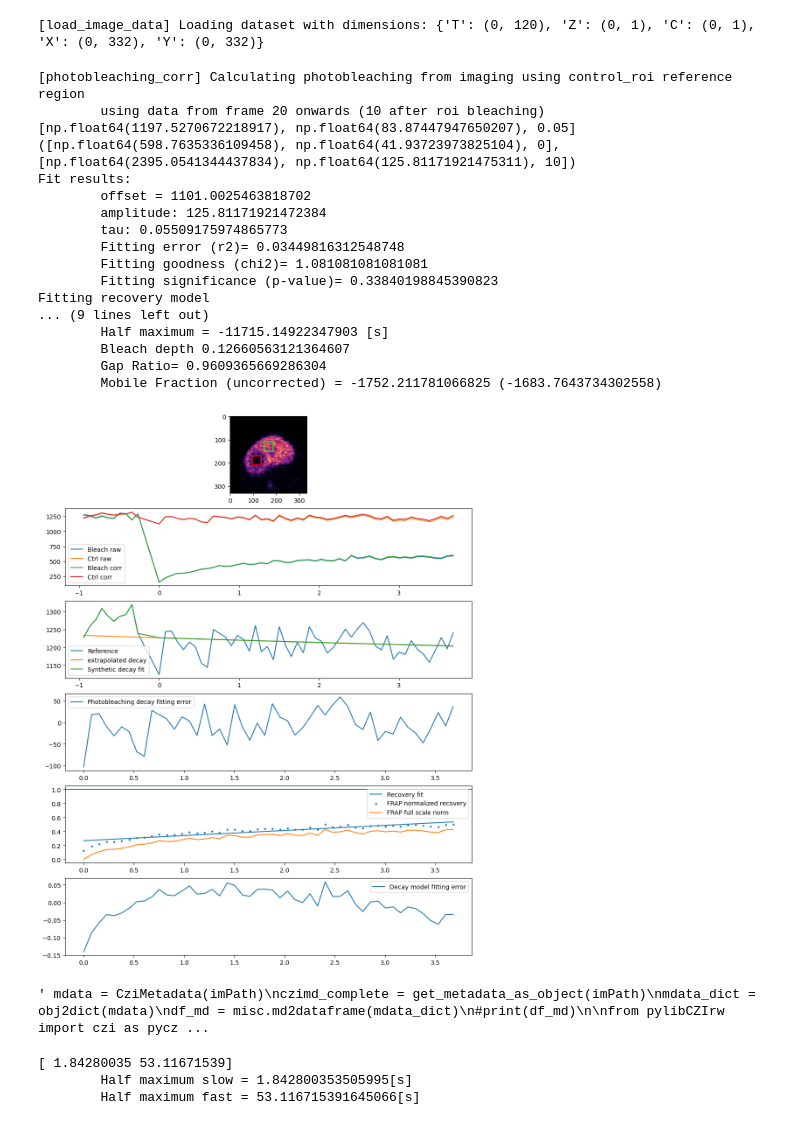
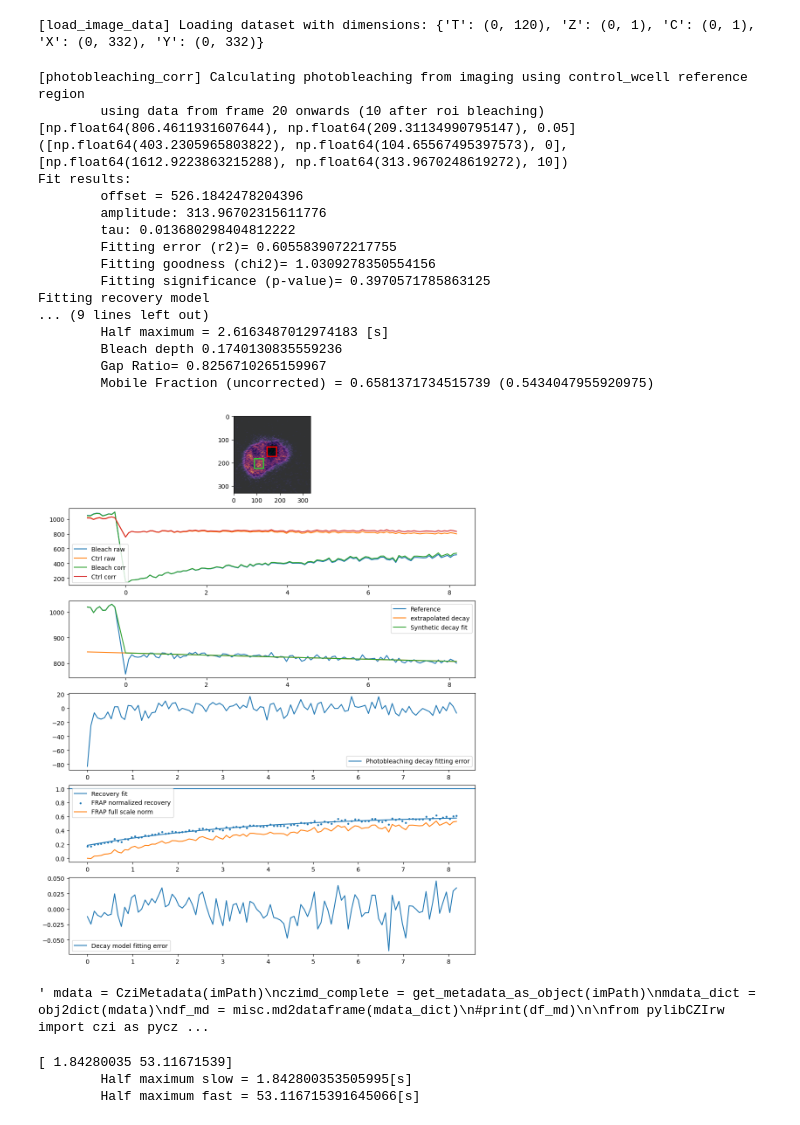
Before and after one commit to amarcosv/FRAP-analysis-younglab, a Jupyter notebook: src/load_test.ipynb, the cells around one changed output. Saved outputs shown, nothing was run; the diff lists cells and outputs as text; code cells hidden in the pictures.

```diff
--- a/src/load_test.ipynb
+++ b/src/load_test.ipynb
@@ -15,10 +15,10 @@ from skimage.color import label2rgb
 imPath = "D:\\Projects\\Shannon\\FRAP analysis\\images\\test\\dish1_ASS1WT_0mMH2O2_0mMNAC-#roi-09-Airyscan Processing-02.czi"
 #imPath = "D:\\Projects\Shannon\\FRAP analysis\\images\\20250115_MeCP2_FRAP_processed\\dish1_MECP2WT-#roi-07-Airyscan Processing-07.czi"
 imPath = "Z:\\Shannon\\20250226_MeCP2\\MUT\\dish7_MECP2MUT-#roi-08-Airyscan Processing-19.czi"
-imPath = "D:\\Projects\\Shannon\\FRAP analysis\\images\\20250115_MeCP2_FRAP_processed\\WT\\dish3_MECP2WT-#roi-05-Airyscan Processing-40.czi"
+imPath = "D:\\Projects\\Shannon\\FRAP analysis\\images\\20250115_MeCP2_FRAP_processed\\WT\\dish5_MECP2WT-#roi-05-Airyscan Processing-77.czi"
 
 
-roiData,regions, image, frap_experiment = frap_tools.import_FRAP_data(imPath, False)
+roiData,regions, image, frap_experiment = frap_tools.import_FRAP_data(imPath, True)
 roiData, frap_experiment = frap_tools.run_FRAP_analysis(roiData, frap_experiment, 1)
 
 #for region in regions.iterrows():
@@ -116,47 +116,47 @@ plt.show()
 
 """ mdata = CziMetadata(imPath)
 czimd_complete = get_metadata_as_object(imPath)
 mdata_dict = obj2dict(mdata)
 df_md = misc.md2dataframe(mdata_dict)
 #print(df_md)
 
 from pylibCZIrw import czi as pyczi
 
 with pyczi.open_czi(imPath) as czidoc:
     md_xml = czidoc.raw_metadata
     root = ET.fromstring(md_xml)
     #print(md_xml)
 #meta = img.metadata
 print("Parsing metadata")sss
 for child in root:
     print(child.tag, child.attrib)
 #root = meta
 #ome_meta = img.ome_metadata
 #img.data
 for neighbor in root.iter('RegionItem'):
     print(neighbor.attrib)
 
 regions = pd.read_xml(StringIO(md_xml), xpath=".//RegionItem", attrs_only = True, parser="etree")    """
 # %% [output]
 [load_image_data] Loading dataset with dimensions: {'T': (0, 120), 'Z': (0, 1), 'C': (0, 1), 'X': (0, 332), 'Y': (0, 332)}
-[photobleaching_corr] Calculating photobleaching from imaging using control_roi reference region
+[photobleaching_corr] Calculating photobleaching from imaging using control_wcell reference region
         using data from frame 20 onwards (10 after roi bleaching)
-[np.float64(1197.5270672218917), np.float64(83.87447947650207), 0.05]
-([np.float64(598.7635336109458), np.float64(41.93723973825104), 0], [np.float64(2395.0541344437834), np.float64(125.81171921475311), 10])
+[np.float64(806.4611931607644), np.float64(209.31134990795147), 0.05]
+([np.float64(403.2305965803822), np.float64(104.65567495397573), 0], [np.float64(1612.9223863215288), np.float64(313.9670248619272), 10])
 Fit results:
-        offset = 1101.0025463818702
-        amplitude: 125.81171921472384
-        tau: 0.05509175974865773
-        Fitting error (r2)= 0.03449816312548748
-        Fitting goodness (chi2)= 1.081081081081081
-        Fitting significance (p-value)= 0.33840198845390823
+        offset = 526.1842478204396
+        amplitude: 313.96702315611776
+        tau: 0.013680298404812222
+        Fitting error (r2)= 0.6055839072217755
+        Fitting goodness (chi2)= 1.0309278350554156
+        Fitting significance (p-value)= 0.3970571785863125
 Fitting recovery model
 ... (9 lines left out)
-        Half maximum = -11715.14922347903 [s]
-        Bleach depth 0.12660563121364607
-        Gap Ratio= 0.9609365669286304
-        Mobile Fraction (uncorrected) = -1752.211781066825 (-1683.7643734302558)
+        Half maximum = 2.6163487012974183 [s]
+        Bleach depth 0.1740130835559236
+        Gap Ratio= 0.8256710265159967
+        Mobile Fraction (uncorrected) = 0.6581371734515739 (0.5434047955920975)
-[figure, old version]
+[figure, new version]
 ' mdata = CziMetadata(imPath)\nczimd_complete = get_metadata_as_object(imPath)\nmdata_dict = obj2dict(mdata)\ndf_md = misc.md2dataframe(mdata_dict)\n#print(df_md)\n\nfrom pylibCZIrw import czi as pycz ...
 # %%
 print(frap_experiment['half_max'].item())
```
Also changed, not shown: 2 other files.
